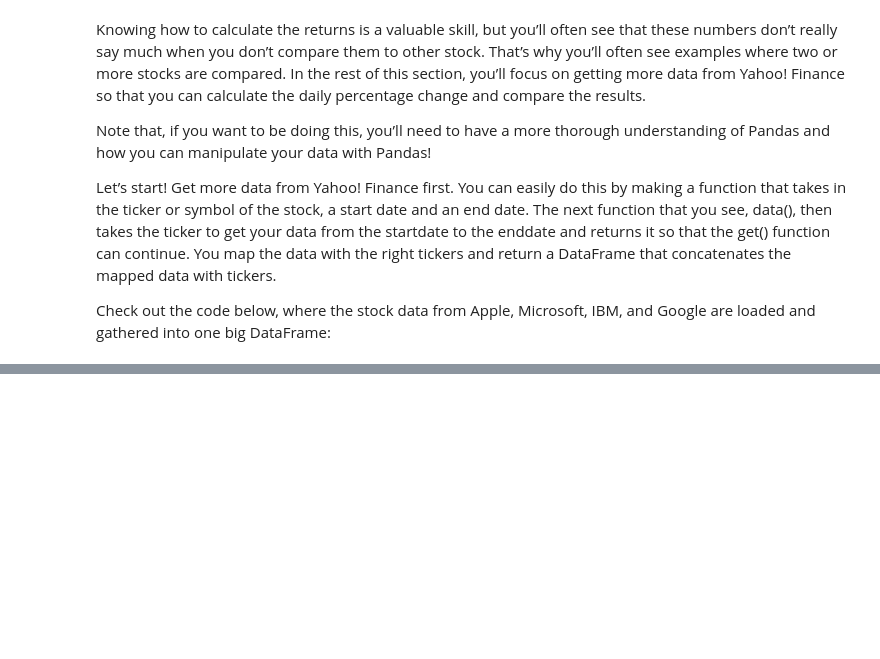
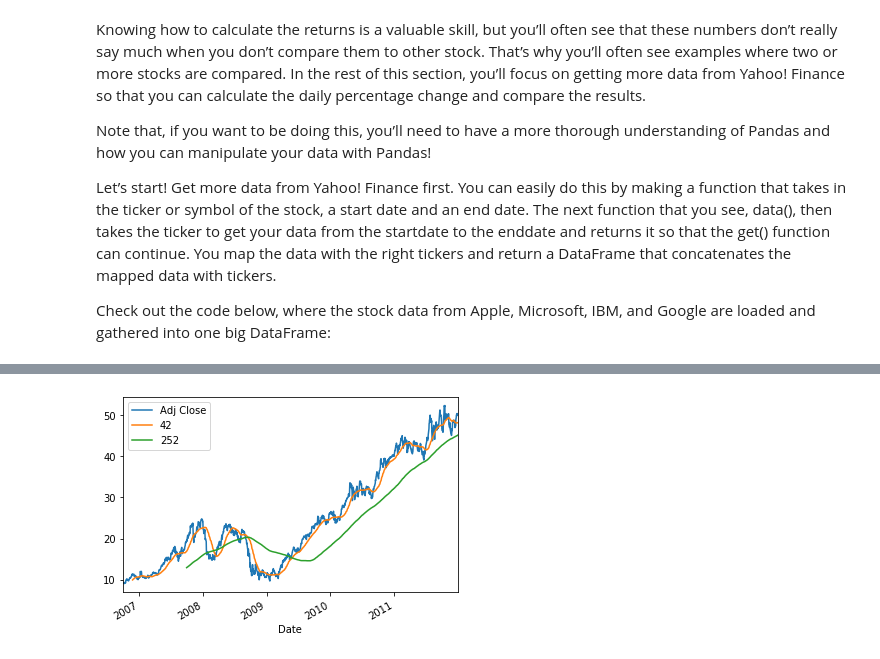
Before and after one commit to ragalaa/Directory, a Jupyter notebook: StockPrediction_QuandlAPI.ipynb, the cells around one changed output, grey strips where cells are left out. Cells and saved outputs as stored; diff of their text form; code cells hidden in the pictures; blank space fills up the shorter version.

```diff
--- a/StockPrediction_QuandlAPI.ipynb
+++ b/StockPrediction_QuandlAPI.ipynb
@@ -1001,0 +1068,9 @@ all_data = get(tickers, datetime.datetime(2006, 10, 1), datetime.datetime(2012,
+# %%
+# Isolate the adjusted closing prices
+adj_close_px = aapl['Adj Close']
+
+# Calculate the moving average
+moving_avg = adj_close_px.rolling(window=40).mean()
+
+# Inspect the result
+print(moving_avg[-10:])
@@ -1001,0 +1090,17 @@ all_data = get(tickers, datetime.datetime(2006, 10, 1), datetime.datetime(2012,
+# %%
+# Import matplotlib
+import matplotlib.pyplot as plt
+
+# Short moving window rolling mean
+aapl['42'] = adj_close_px.rolling(window=40).mean()
+
+# Long moving window rolling mean
+aapl['252'] = adj_close_px.rolling(window=252).mean()
+
+# Plot the adjusted closing price, the short and long windows of rolling means
+aapl[['Adj Close', '42', '252']].plot()
+
+# Show plot
+plt.show()
+# %% [output]
+[figure, added]
```
Also changed, not shown: parts of 31 cells of this notebook.
